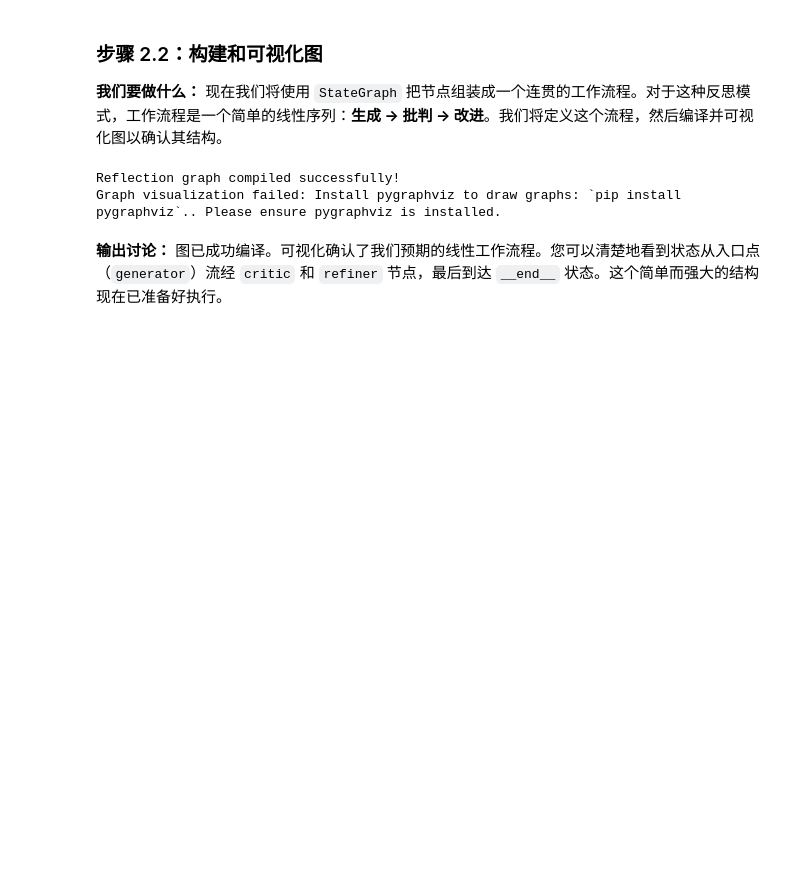
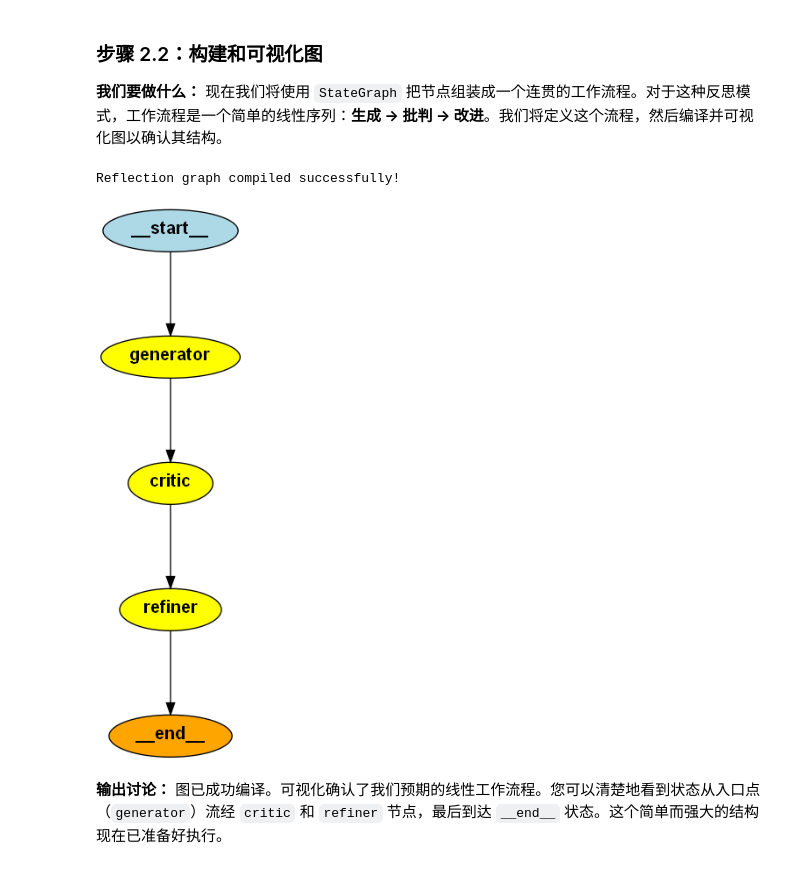
Before and after one commit to dp9u0/all-agentic-architectures, a Jupyter notebook: 01_reflection.ipynb, the cells around one changed output. Drawn from its saved outputs; the diff is of its cells as text; code cells hidden in the pictures; blank space fills up the shorter version.

Commit message:
feat: 迁移LLM提供商从Nebius到Anthropic并添加Neo4j支持，统一使用draw_mermaid_png方法，更新环境变量配置

```diff
--- a/01_reflection.ipynb
+++ b/01_reflection.ipynb
@@ -122,11 +123,11 @@ Pydantic models for Draft, Critique, and RefinedCode have been defined.
 # %%
-# Use a powerful OpenAI model for generation and critique
-model= os.environ.get("OPENAI_API_MODEL", "gpt-4o")
-base_url= os.environ.get("OPENAI_API_BASE_URL", "https://api.openai.com/v1")
-llm = ChatOpenAI(model=model, base_url=base_url, temperature=0.2)
+# Use a powerful Anthropic model for generation and critique
+model = os.environ.get("MODEL_NAME", "claude-opus-4-5-20251101")
+base_url = os.environ.get("BASE_URL")
+llm = ChatAnthropic(model=model, base_url=base_url, temperature=0.2)
 
 # Initialize console for pretty printing
 console = Console()
 
-print("OpenAI LLM and Console are initialized.")
+print("Anthropic LLM and Console are initialized.")
 # %% [output]
@@ -239,32 +240,32 @@ ReflectionState TypedDict defined.
 # %%
 graph_builder = StateGraph[ReflectionState, None, ReflectionState, ReflectionState](ReflectionState)
 
 # Add the nodes to the graph
 graph_builder.add_node("generator", generator_node)
 graph_builder.add_node("critic", critic_node)
 graph_builder.add_node("refiner", refiner_node)
 
 # Define the workflow edges
 graph_builder.set_entry_point("generator")
 graph_builder.add_edge("generator", "critic")
 graph_builder.add_edge("critic", "refiner")
 graph_builder.add_edge("refiner", END)
 
 # Compile the graph
 reflection_app = graph_builder.compile()
 
 print("Reflection graph compiled successfully!")
 
 # Visualize the graph
 try:
     from IPython.display import Image, display
-    png_image = reflection_app.get_graph().draw_png()
+    png_image = reflection_app.get_graph().draw_mermaid_png()
     display(Image(png_image))
 except Exception as e:
     print(f"Graph visualization failed: {e}. Please ensure pygraphviz is installed.")
 # %% [output]
 Reflection graph compiled successfully!
-Graph visualization failed: Install pygraphviz to draw graphs: `pip install pygraphviz`.. Please ensure pygraphviz is installed.
+[figure, added]
 # %% [markdown]
 **输出讨论：**
 图已成功编译。可视化确认了我们预期的线性工作流程。您可以清楚地看到状态从入口点（`generator`）流经 `critic` 和 `refiner` 节点，最后到达 `__end__` 状态。这个简单而强大的结构现在已准备好执行。
```
Also changed, not shown: parts of 10 cells of this notebook, 23 other files.
